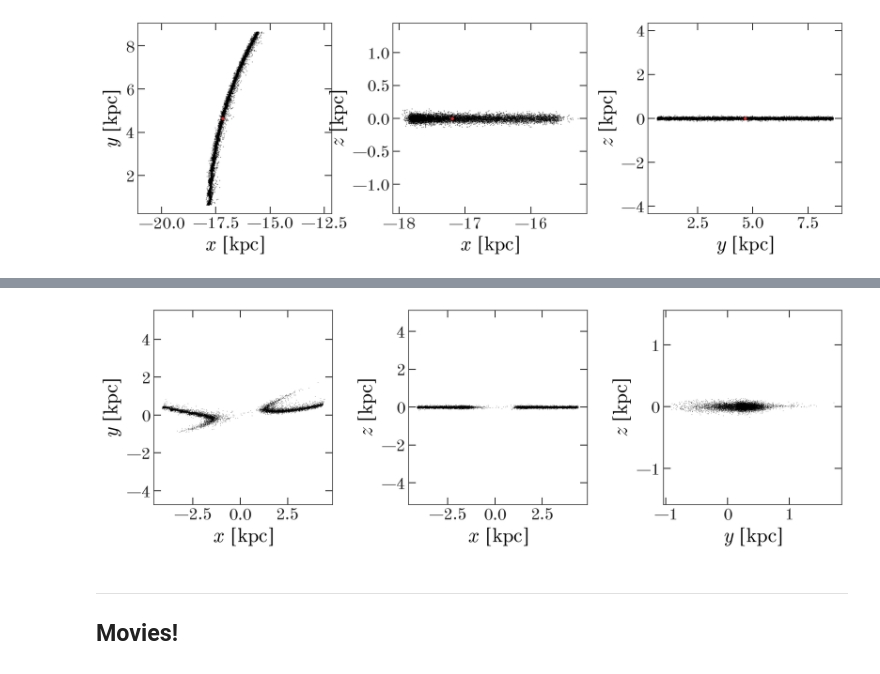
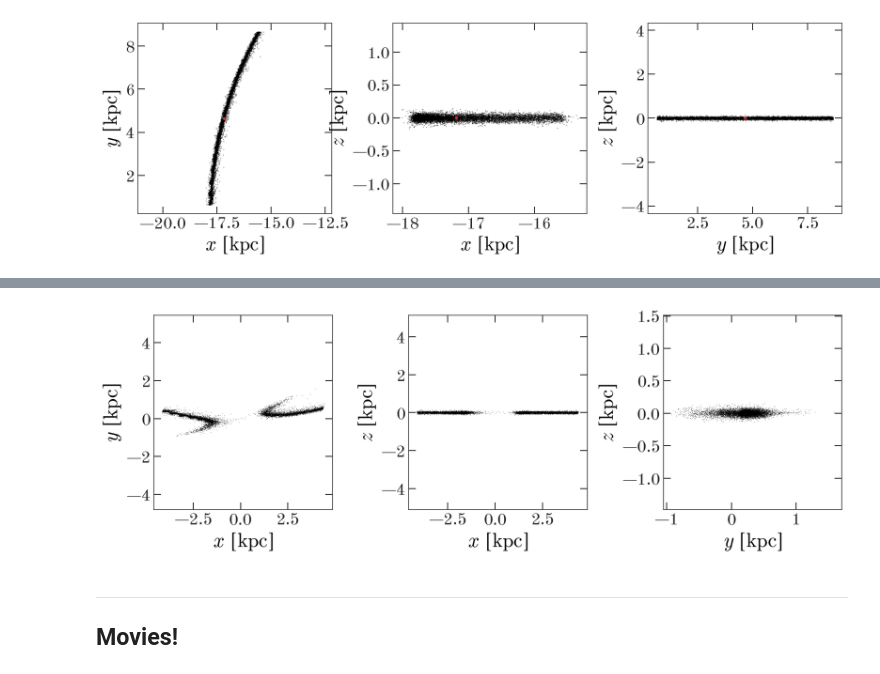
Before and after one commit to adrn/streampunch, a Jupyter notebook: notebooks/Spur-intuition.ipynb, the cells around one changed output, grey strips where cells are left out. Saved outputs shown, nothing was run; the diff lists cells and outputs as text; code cells hidden in the pictures.

Commit message:
remove some nbs and add align function

```diff
--- a/notebooks/Spur-intuition.ipynb
+++ b/notebooks/Spur-intuition.ipynb
@@ -131,10 +120,10 @@ synced_impact_site = H.integrate_orbit(impact_today_w0,
                                        t=perturbed_stream_orbits.t[::-1])[::-1]
 assert np.allclose(synced_impact_site.t, perturbed_stream_orbits.t)
 # %%
-test = to_fixed_coords(perturbed_stream_orbits[-1, 1:], synced_impact_site[-1])
-_ = test.plot(s=2, lw=0, alpha=0.5)
+test = align_stream_with_point(perturbed_stream_orbits[-1, 1:], synced_impact_site[-1])
+_ = test.plot(s=2, lw=0, alpha=0.5, color='k')
 # %% [output]
-[figure, old version]
+[figure, new version]
 # %% [markdown]
 ---
 
```
Also changed, not shown: parts of 10 cells of this notebook, 5 other files.
